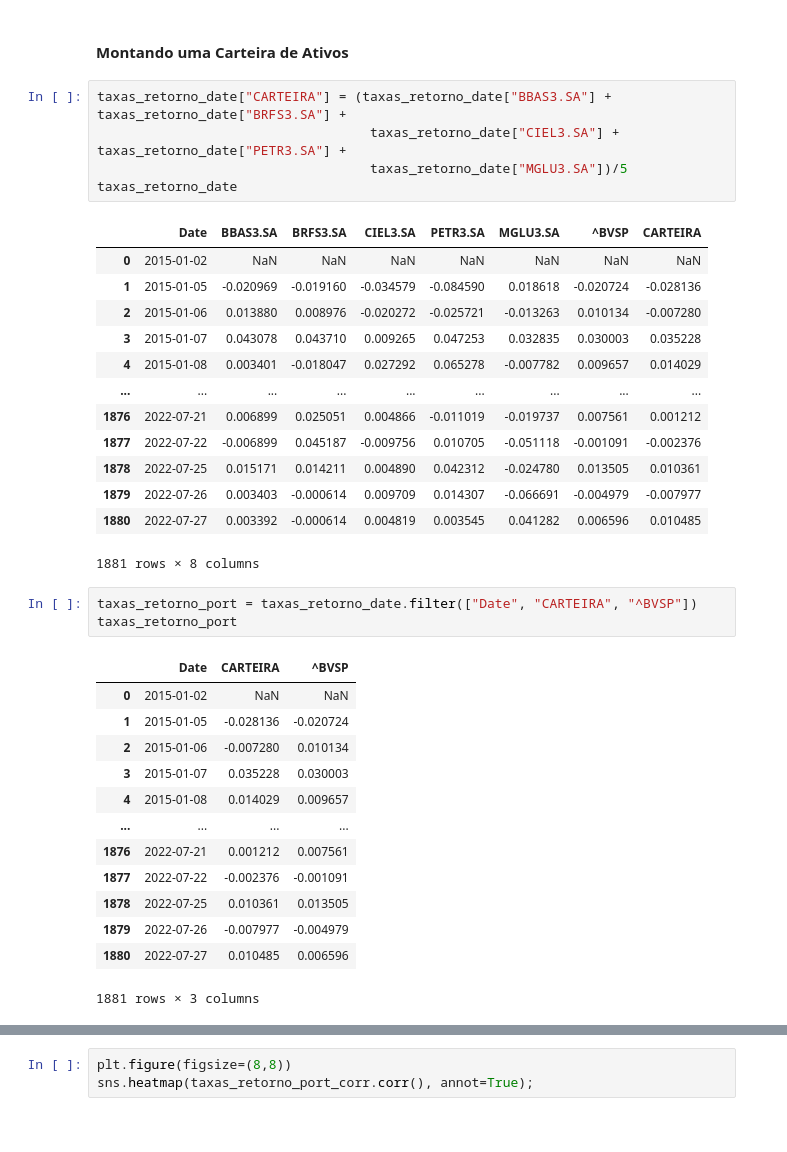
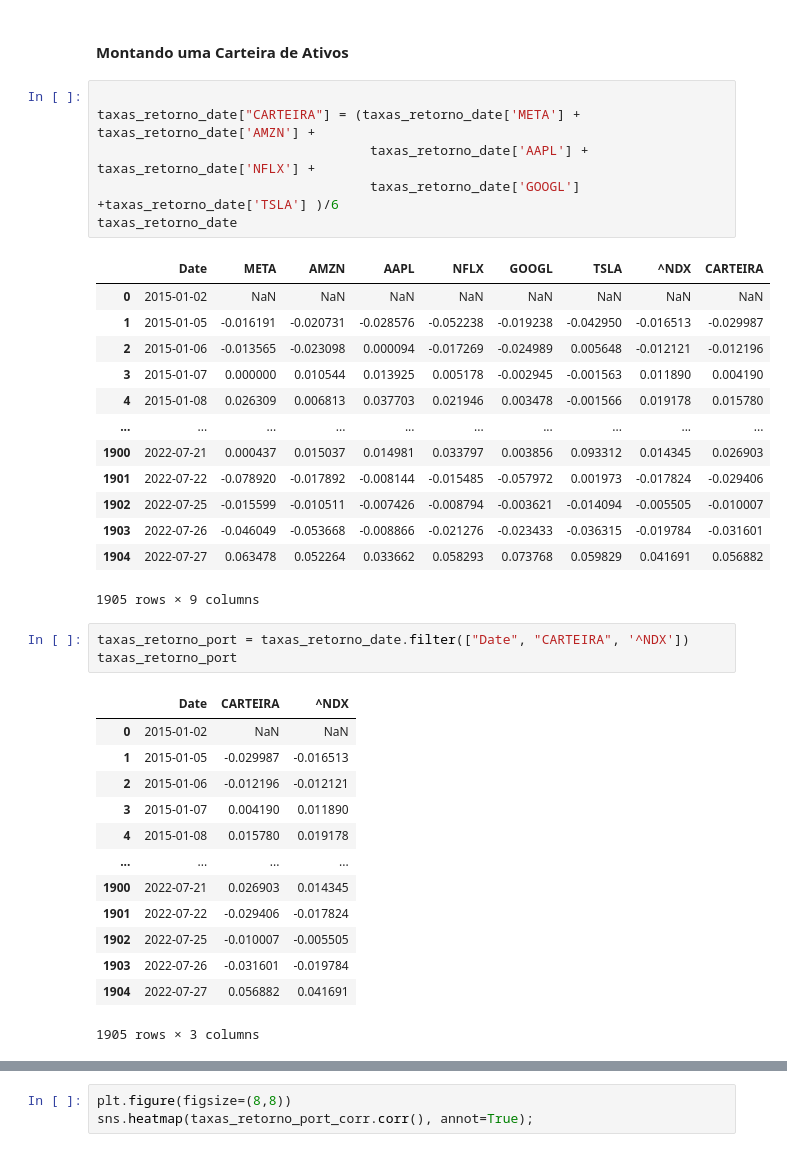
Before and after one commit to demetriusjube/ppca-aedi, a Jupyter notebook: mercado-financeiro/mercado-financeiro.ipynb, the cells around one changed output, grey strips where cells are left out. Drawn from its saved outputs; the diff is of its cells as text.

```diff
--- a/mercado-financeiro/mercado-financeiro.ipynb
+++ b/mercado-financeiro/mercado-financeiro.ipynb
@@ -264,39 +292,40 @@ sns.heatmap(taxas_retorno.corr(), annot=True);
 # %% [markdown]
 #### Montando uma Carteira de Ativos
 # %%
-taxas_retorno_date["CARTEIRA"] = (taxas_retorno_date["BBAS3.SA"] + taxas_retorno_date["BRFS3.SA"] +
-                                   taxas_retorno_date["CIEL3.SA"] + taxas_retorno_date["PETR3.SA"] +
-                                   taxas_retorno_date["MGLU3.SA"])/5
+
+taxas_retorno_date["CARTEIRA"] = (taxas_retorno_date['META'] + taxas_retorno_date['AMZN'] +
+                                   taxas_retorno_date['AAPL'] + taxas_retorno_date['NFLX'] +
+                                   taxas_retorno_date['GOOGL'] +taxas_retorno_date['TSLA'] )/6
 taxas_retorno_date
 # %% [output]
-|  | Date | BBAS3.SA | BRFS3.SA | CIEL3.SA | PETR3.SA | MGLU3.SA | ^BVSP | CARTEIRA |
-| 0 | 2015-01-02 | NaN | NaN | NaN | NaN | NaN | NaN | NaN |
-| 1 | 2015-01-05 | -0.020969 | -0.019160 | -0.034579 | -0.084590 | 0.018618 | -0.020724 | -0.028136 |
-| 2 | 2015-01-06 | 0.013880 | 0.008976 | -0.020272 | -0.025721 | -0.013263 | 0.010134 | -0.007280 |
-| 3 | 2015-01-07 | 0.043078 | 0.043710 | 0.009265 | 0.047253 | 0.032835 | 0.030003 | 0.035228 |
-| 4 | 2015-01-08 | 0.003401 | -0.018047 | 0.027292 | 0.065278 | -0.007782 | 0.009657 | 0.014029 |
-| ... | ... | ... | ... | ... | ... | ... | ... | ... |
-| 1876 | 2022-07-21 | 0.006899 | 0.025051 | 0.004866 | -0.011019 | -0.019737 | 0.007561 | 0.001212 |
-| 1877 | 2022-07-22 | -0.006899 | 0.045187 | -0.009756 | 0.010705 | -0.051118 | -0.001091 | -0.002376 |
-| 1878 | 2022-07-25 | 0.015171 | 0.014211 | 0.004890 | 0.042312 | -0.024780 | 0.013505 | 0.010361 |
-| 1879 | 2022-07-26 | 0.003403 | -0.000614 | 0.009709 | 0.014307 | -0.066691 | -0.004979 | -0.007977 |
-| 1880 | 2022-07-27 | 0.003392 | -0.000614 | 0.004819 | 0.003545 | 0.041282 | 0.006596 | 0.010485 |
+|  | Date | META | AMZN | AAPL | NFLX | GOOGL | TSLA | ^NDX | CARTEIRA |
+| 0 | 2015-01-02 | NaN | NaN | NaN | NaN | NaN | NaN | NaN | NaN |
+| 1 | 2015-01-05 | -0.016191 | -0.020731 | -0.028576 | -0.052238 | -0.019238 | -0.042950 | -0.016513 | -0.029987 |
+| 2 | 2015-01-06 | -0.013565 | -0.023098 | 0.000094 | -0.017269 | -0.024989 | 0.005648 | -0.012121 | -0.012196 |
+| 3 | 2015-01-07 | 0.000000 | 0.010544 | 0.013925 | 0.005178 | -0.002945 | -0.001563 | 0.011890 | 0.004190 |
+| 4 | 2015-01-08 | 0.026309 | 0.006813 | 0.037703 | 0.021946 | 0.003478 | -0.001566 | 0.019178 | 0.015780 |
+| ... | ... | ... | ... | ... | ... | ... | ... | ... | ... |
+| 1900 | 2022-07-21 | 0.000437 | 0.015037 | 0.014981 | 0.033797 | 0.003856 | 0.093312 | 0.014345 | 0.026903 |
+| 1901 | 2022-07-22 | -0.078920 | -0.017892 | -0.008144 | -0.015485 | -0.057972 | 0.001973 | -0.017824 | -0.029406 |
+| 1902 | 2022-07-25 | -0.015599 | -0.010511 | -0.007426 | -0.008794 | -0.003621 | -0.014094 | -0.005505 | -0.010007 |
+| 1903 | 2022-07-26 | -0.046049 | -0.053668 | -0.008866 | -0.021276 | -0.023433 | -0.036315 | -0.019784 | -0.031601 |
+| 1904 | 2022-07-27 | 0.063478 | 0.052264 | 0.033662 | 0.058293 | 0.073768 | 0.059829 | 0.041691 | 0.056882 |
-1881 rows × 8 columns
+1905 rows × 9 columns
 # %%
-taxas_retorno_port = taxas_retorno_date.filter(["Date", "CARTEIRA", "^BVSP"])
+taxas_retorno_port = taxas_retorno_date.filter(["Date", "CARTEIRA", '^NDX'])
 taxas_retorno_port
 # %% [output]
-|  | Date | CARTEIRA | ^BVSP |
+|  | Date | CARTEIRA | ^NDX |
 | 0 | 2015-01-02 | NaN | NaN |
-| 1 | 2015-01-05 | -0.028136 | -0.020724 |
-| 2 | 2015-01-06 | -0.007280 | 0.010134 |
-| 3 | 2015-01-07 | 0.035228 | 0.030003 |
-| 4 | 2015-01-08 | 0.014029 | 0.009657 |
+| 1 | 2015-01-05 | -0.029987 | -0.016513 |
+| 2 | 2015-01-06 | -0.012196 | -0.012121 |
+| 3 | 2015-01-07 | 0.004190 | 0.011890 |
+| 4 | 2015-01-08 | 0.015780 | 0.019178 |
 | ... | ... | ... | ... |
-| 1876 | 2022-07-21 | 0.001212 | 0.007561 |
-| 1877 | 2022-07-22 | -0.002376 | -0.001091 |
-| 1878 | 2022-07-25 | 0.010361 | 0.013505 |
-| 1879 | 2022-07-26 | -0.007977 | -0.004979 |
-| 1880 | 2022-07-27 | 0.010485 | 0.006596 |
+| 1900 | 2022-07-21 | 0.026903 | 0.014345 |
+| 1901 | 2022-07-22 | -0.029406 | -0.017824 |
+| 1902 | 2022-07-25 | -0.010007 | -0.005505 |
+| 1903 | 2022-07-26 | -0.031601 | -0.019784 |
+| 1904 | 2022-07-27 | 0.056882 | 0.041691 |
-1881 rows × 3 columns
+1905 rows × 3 columns
 # %%
```
Also changed, not shown: parts of 10 cells of this notebook.
